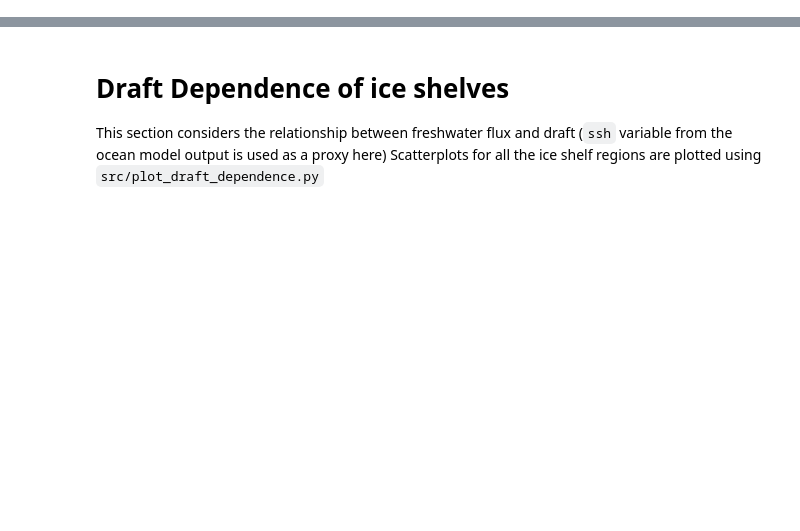
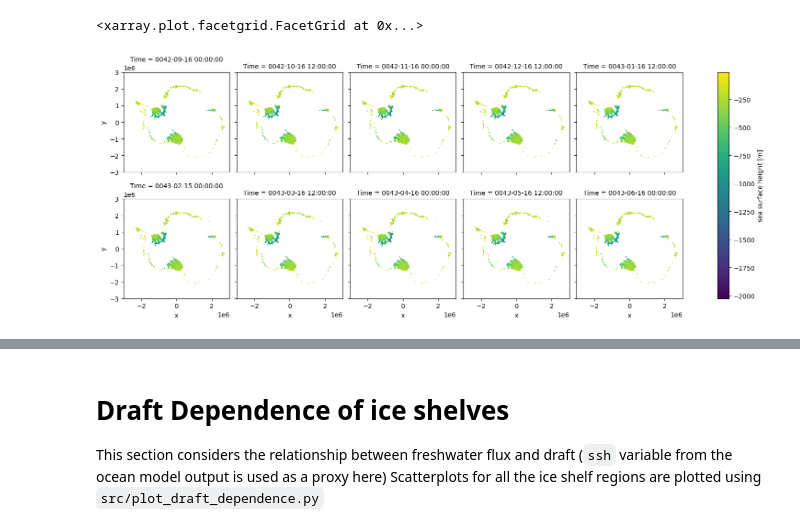
Before and after one commit to mshiv/AISLENS, a Jupyter notebook: notebooks/02-sm-AIS-basal-melt-ocean-model-output-analysis.ipynb, the cells around one changed output, grey strips where cells are left out. Cells and saved outputs as stored; diff of their text form; code cells hidden in the pictures; blank space fills up the shorter version.

```diff
--- a/notebooks/02-sm-AIS-basal-melt-ocean-model-output-analysis.ipynb
+++ b/notebooks/02-sm-AIS-basal-melt-ocean-model-output-analysis.ipynb
@@ -71,0 +79,5 @@ sorrmv21_raw = xr.open_dataset('/Users/smurugan9/research/aislens/aislens_emulat
+# %%
+SORRMv21_draft[500:510].where(SORRMv21_draft<-10).plot(col='Time', col_wrap=5)
+# %% [output]
+<xarray.plot.facetgrid.FacetGrid at 0x...>
+[figure, added]
```
Also changed, not shown: parts of 4 cells of this notebook.
